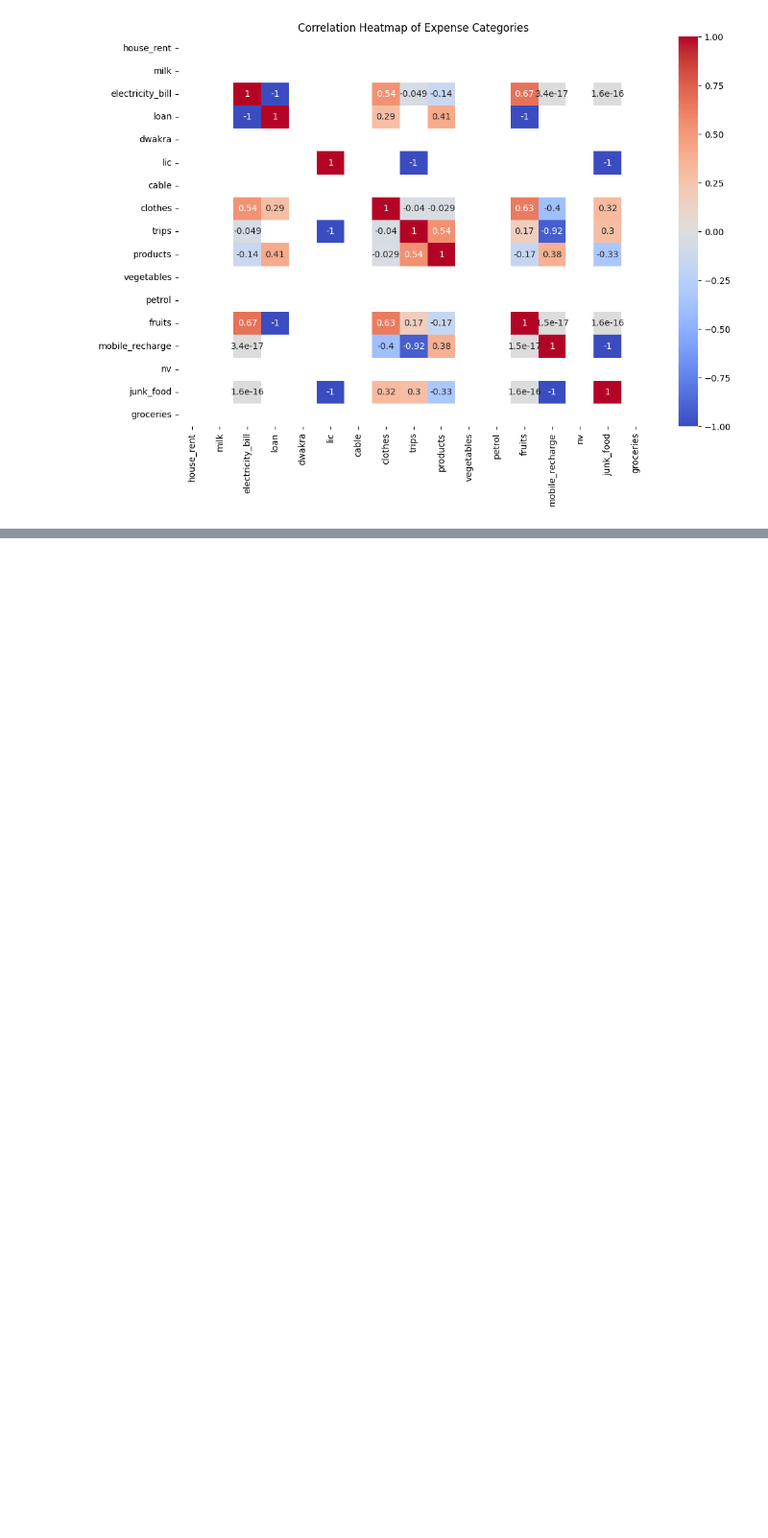
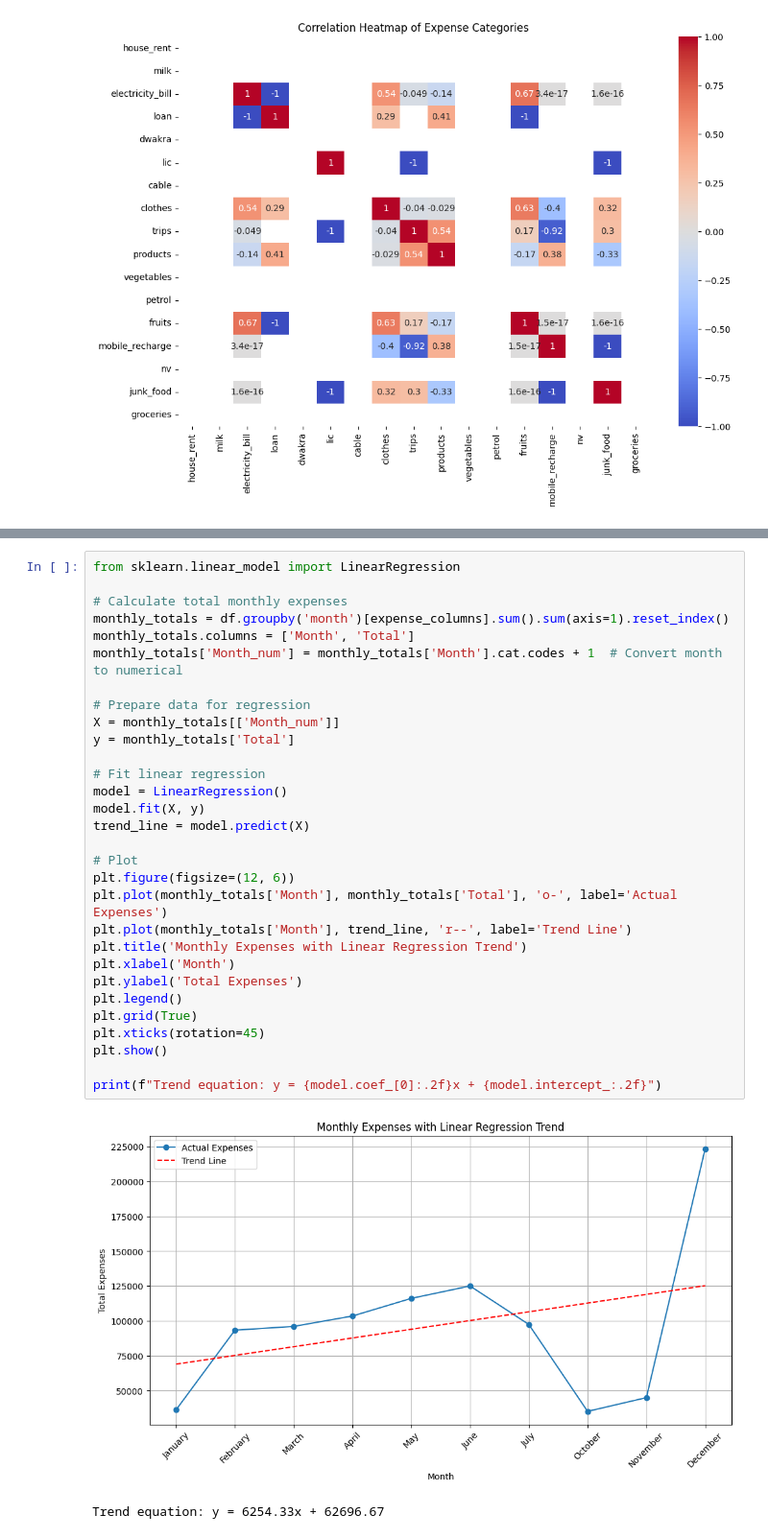
Before and after one commit to RishithaPopuri8/CODSOFT, a Jupyter notebook: chapter_appendix-tools-for-deep-learning/jupyter.ipynb, the cells around one changed output, grey strips where cells are left out. Shown: that part at 96% size. Cells and saved outputs as stored; diff of their text form; blank space fills up the shorter version.

```diff
--- a/chapter_appendix-tools-for-deep-learning/jupyter.ipynb
+++ b/chapter_appendix-tools-for-deep-learning/jupyter.ipynb
@@ -143,0 +171,33 @@ plt.show()
+# %%
+from sklearn.linear_model import LinearRegression
+
+# Calculate total monthly expenses
+monthly_totals = df.groupby('month')[expense_columns].sum().sum(axis=1).reset_index()
+monthly_totals.columns = ['Month', 'Total']
+monthly_totals['Month_num'] = monthly_totals['Month'].cat.codes + 1  # Convert month to numerical
+
+# Prepare data for regression
+X = monthly_totals[['Month_num']]
+y = monthly_totals['Total']
+
+# Fit linear regression
+model = LinearRegression()
+model.fit(X, y)
+trend_line = model.predict(X)
+
+# Plot
+plt.figure(figsize=(12, 6))
+plt.plot(monthly_totals['Month'], monthly_totals['Total'], 'o-', label='Actual Expenses')
+plt.plot(monthly_totals['Month'], trend_line, 'r--', label='Trend Line')
+plt.title('Monthly Expenses with Linear Regression Trend')
+plt.xlabel('Month')
+plt.ylabel('Total Expenses')
+plt.legend()
+plt.grid(True)
+plt.xticks(rotation=45)
+plt.show()
+
+print(f"Trend equation: y = {model.coef_[0]:.2f}x + {model.intercept_:.2f}")
+# %% [output]
+[figure, added]
+Trend equation: y = 6254.33x + 62696.67
```
Also changed, not shown: parts of 5 cells of this notebook.
